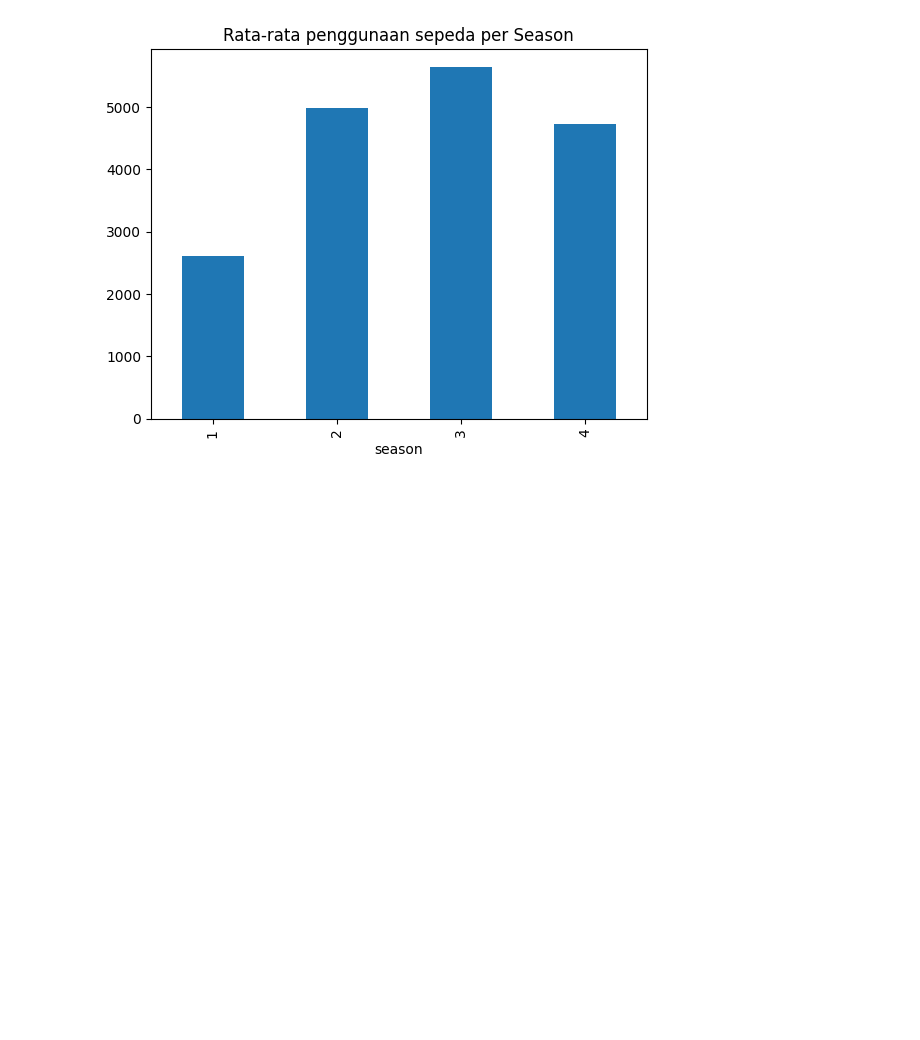
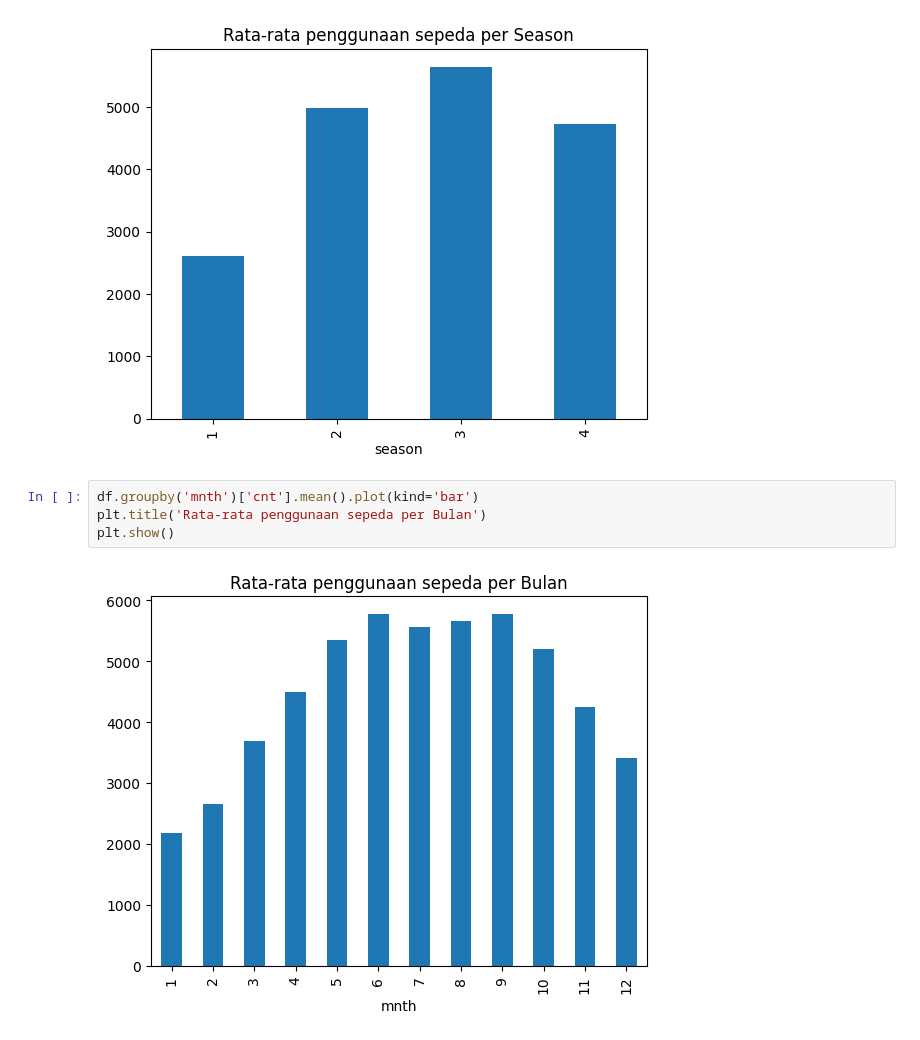
Before and after one commit to dwinurindahsari/Bike_Sharing_Analysis, a Jupyter notebook: Bike_Sharing_Analysis.ipynb, the cells around one changed output. Drawn from its saved outputs; the diff is of its cells as text; blank space fills up the shorter version.

Commit message:
visualisasi per bulan

```diff
--- a/Bike_Sharing_Analysis.ipynb
+++ b/Bike_Sharing_Analysis.ipynb
@@ -120,3 +120,9 @@ plt.title('Rata-rata penggunaan sepeda per Season')
 plt.show()
 # %% [output]
 [figure]
+# %%
+df.groupby('mnth')['cnt'].mean().plot(kind='bar')
+plt.title('Rata-rata penggunaan sepeda per Bulan')
+plt.show()
+# %% [output]
+[figure, added]
```
